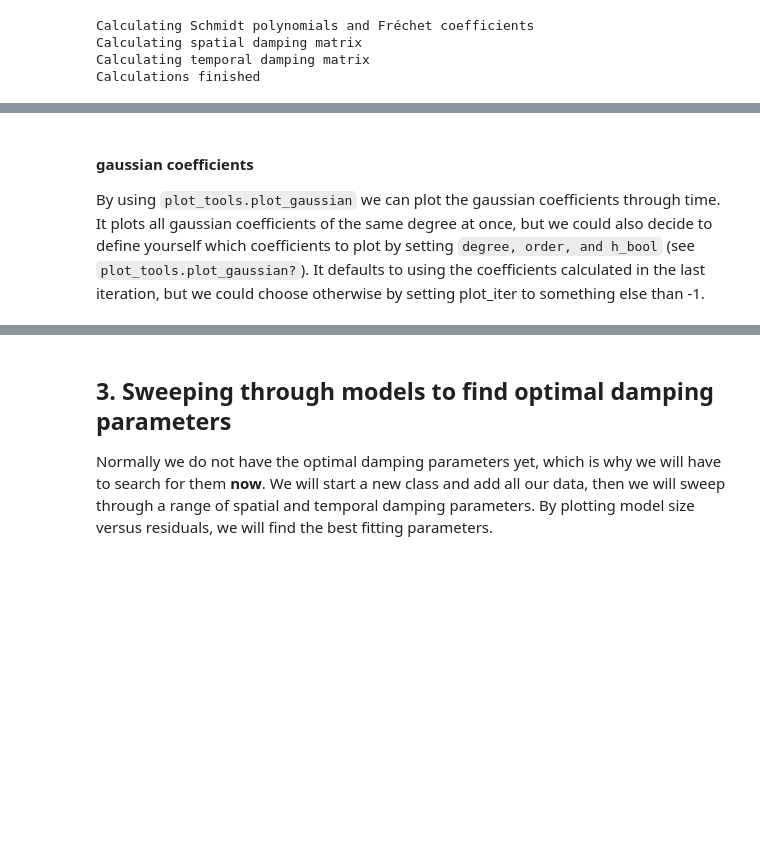
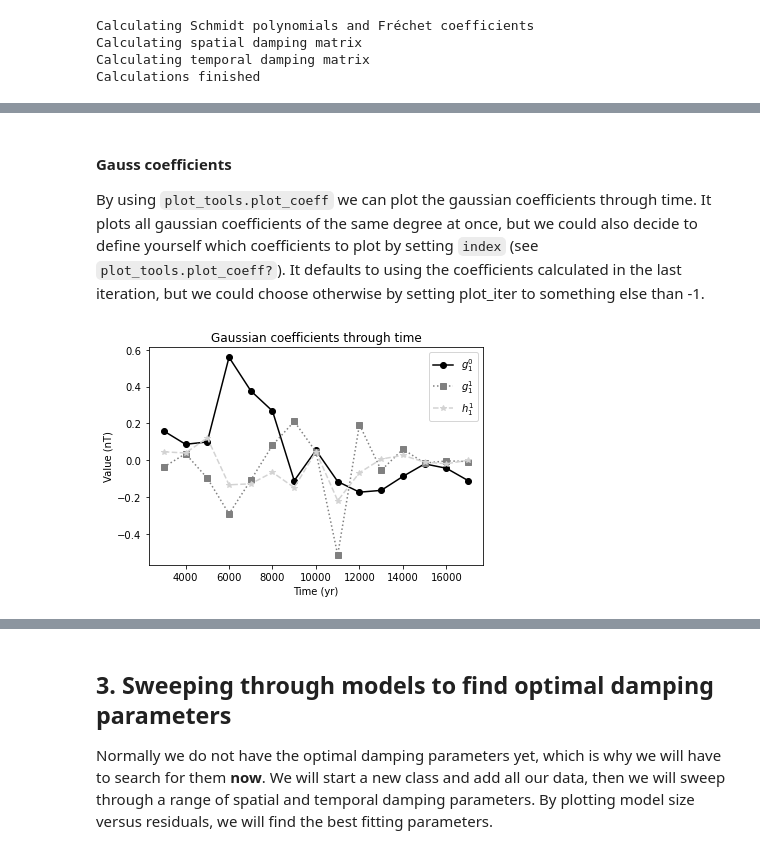
Before and after one commit to outfrenk/pymaginverse, a Jupyter notebook: doc/Tutorial Geomagnetic Field Inversions.ipynb, the cells around one changed output, grey strips where cells are left out. Saved outputs shown, nothing was run; the diff lists cells and outputs as text; code cells hidden in the pictures; blank space fills up the shorter version.

```diff
--- a/doc/Tutorial Geomagnetic Field Inversions.ipynb
+++ b/doc/Tutorial Geomagnetic Field Inversions.ipynb
@@ -262,12 +255,14 @@ plt.show()
 # %% [markdown]
-#### gaussian coefficients
-By using `plot_tools.plot_gaussian` we can plot the gaussian coefficients through time. It plots all gaussian coefficients of the same degree at once, but we could also decide to define yourself which coefficients to plot by setting `degree, order, and h_bool` (see `plot_tools.plot_gaussian?`). It defaults to using the coefficients calculated in the last iteration, but we could choose otherwise by setting plot_iter to something else than -1.
+#### Gauss coefficients
+By using `plot_tools.plot_coeff` we can plot the gaussian coefficients through time. It plots all gaussian coefficients of the same degree at once, but we could also decide to define yourself which coefficients to plot by setting `index` (see `plot_tools.plot_coeff?`). It defaults to using the coefficients calculated in the last iteration, but we could choose otherwise by setting plot_iter to something else than -1.
 # %%
 fig, ax = plt.subplots()
 ax.set_title('Gaussian coefficients through time')
 ax.set_xlabel('Time (yr)')
 ax.set_ylabel('Value (nT)')
 # we only want to plot gaussian coefficients of degree 1
-ax = plot_tools.plot_gaussian(ax, test_inv, plot_degree=1)
+ax = plot_tools.plot_coeff(ax, test_inv, degree=1)
 ax.legend(loc='upper right')
 plt.show()
+# %% [output]
+[figure, added]
```
Also changed, not shown: parts of 30 cells of this notebook, 5 other files.
